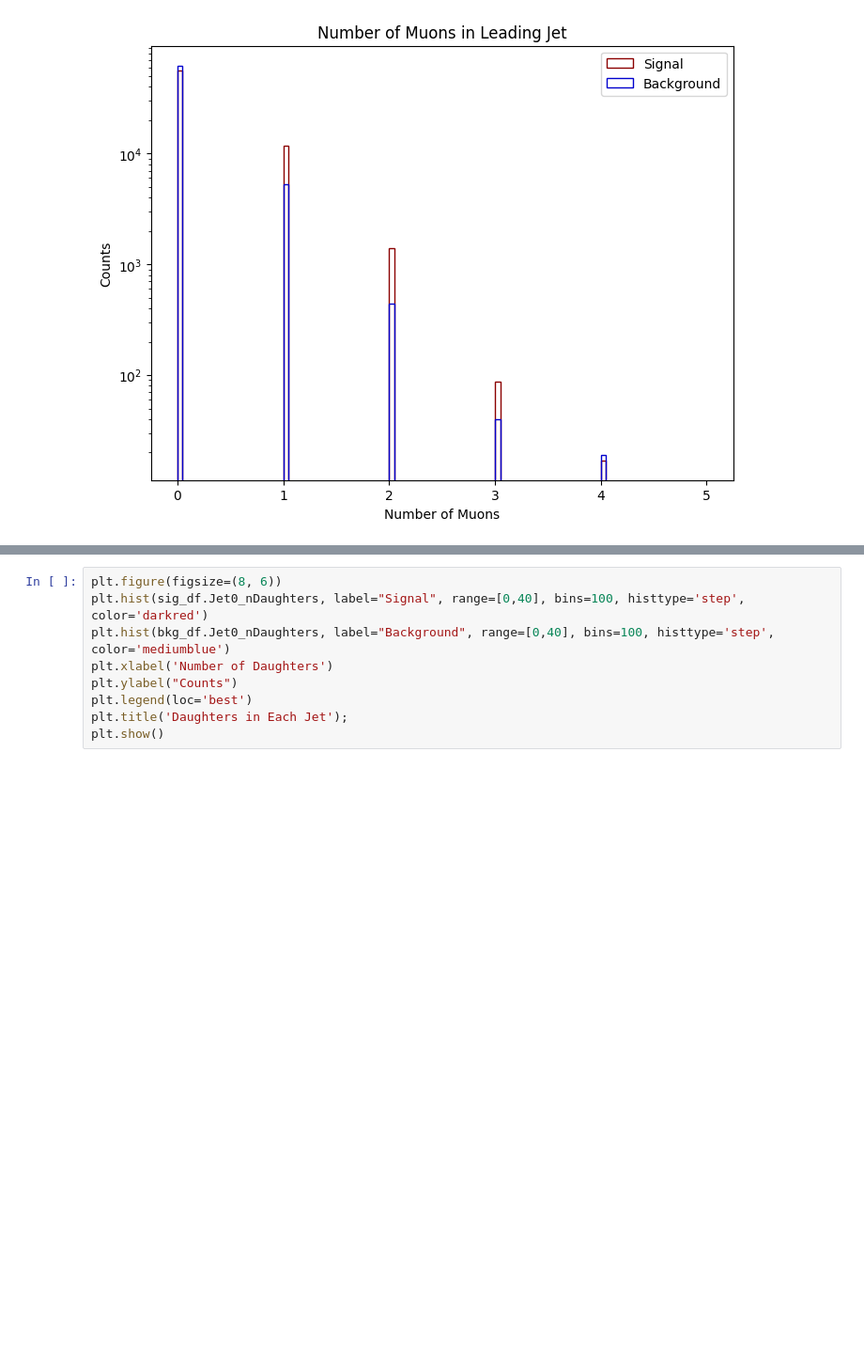
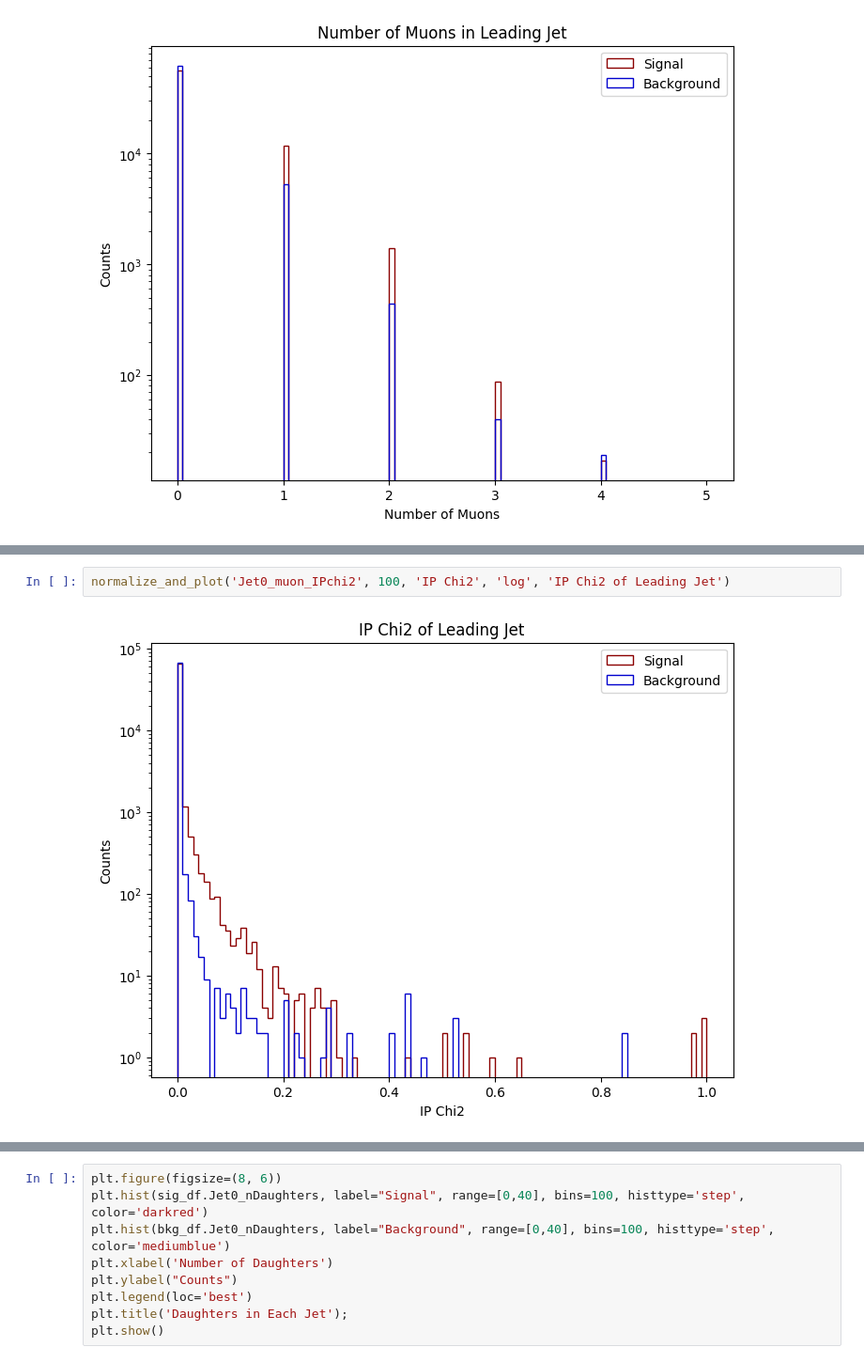
Before and after one commit to gpesticci/Jet-GNN, a Jupyter notebook: plots.ipynb, the cells around one changed output, grey strips where cells are left out. Shown at 94% size. Cells and saved outputs as stored; diff of their text form; blank space fills up the shorter version.

```diff
--- a/plots.ipynb
+++ b/plots.ipynb
@@ -186,0 +129,4 @@ plt.show()
+# %%
+normalize_and_plot('Jet0_muon_IPchi2', 100, 'IP Chi2', 'log', 'IP Chi2 of Leading Jet')
+# %% [output]
+[figure, added]
```
Also changed, not shown: parts of 62 cells of this notebook, 1 other file.
